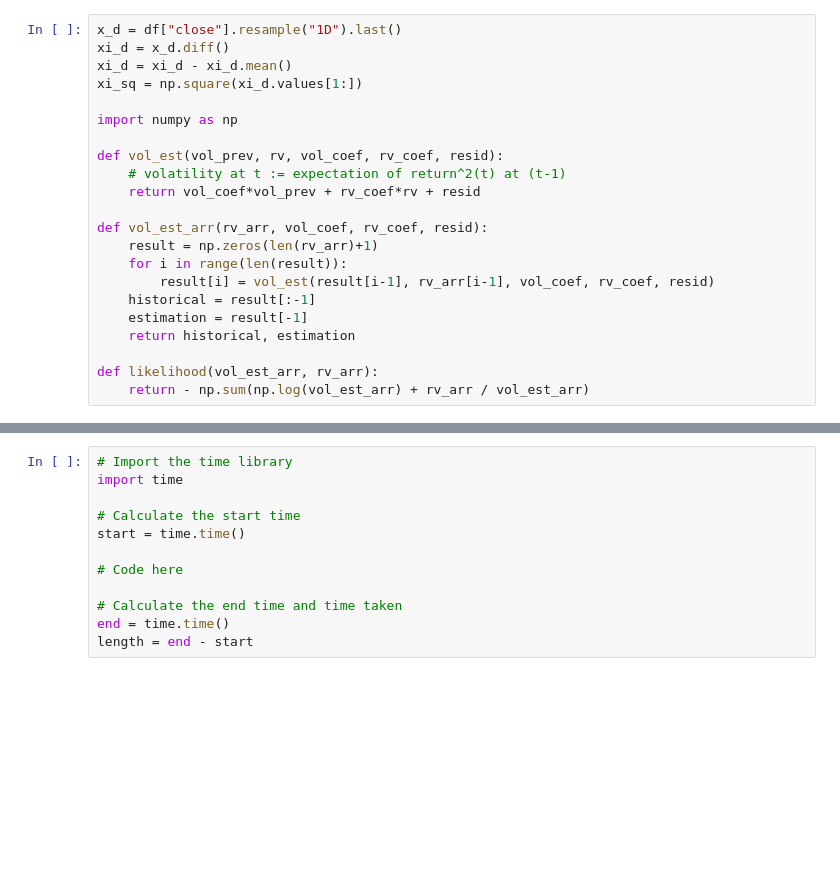
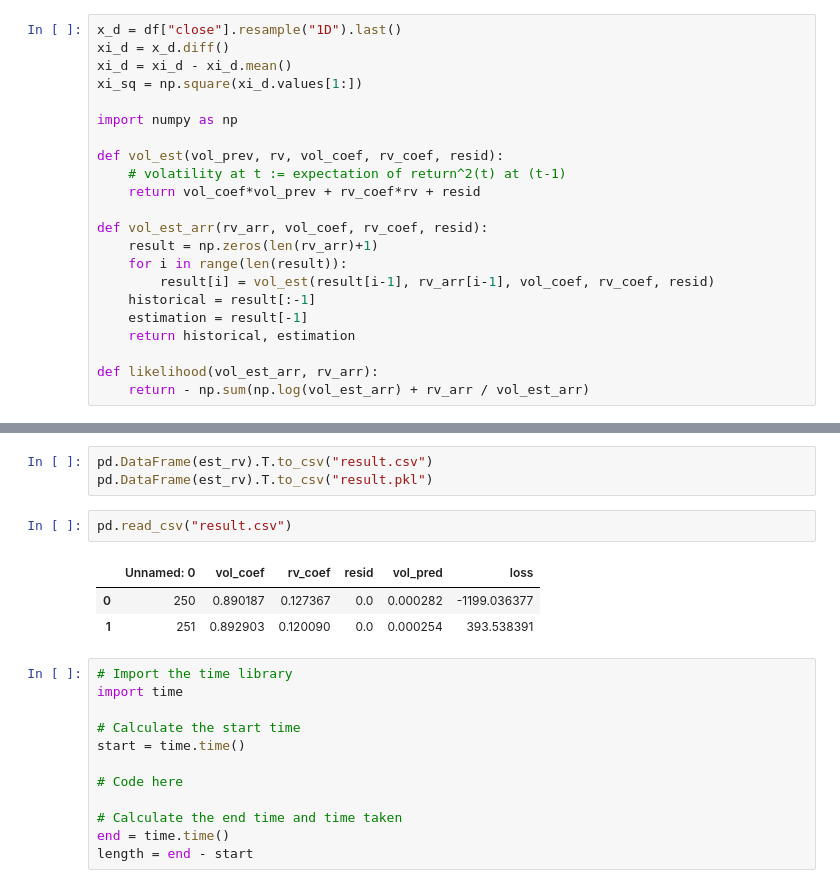
Before and after one commit to Thessal/garch_ito, a Jupyter notebook: garch.ipynb, the cells around one changed output, grey strips where cells are left out. Saved outputs shown, nothing was run; the diff lists cells and outputs as text; blank space fills up the shorter version.

```diff
--- a/garch.ipynb
+++ b/garch.ipynb
@@ -137,3 +168,12 @@ for i in range(lookback,lookback+1):
+# %%
+pd.DataFrame(est_rv).T.to_csv("result.csv")
+pd.DataFrame(est_rv).T.to_csv("result.pkl")
+# %%
+pd.read_csv("result.csv")
+# %% [output]
+|  | Unnamed: 0 | vol_coef | rv_coef | resid | vol_pred | loss |
+| 0 | 250 | 0.890187 | 0.127367 | 0.0 | 0.000282 | -1199.036377 |
+| 1 | 251 | 0.892903 | 0.120090 | 0.0 | 0.000254 | 393.538391 |
 # %%
 # Import the time library
 import time
```
Also changed, not shown: parts of 3 cells of this notebook.
